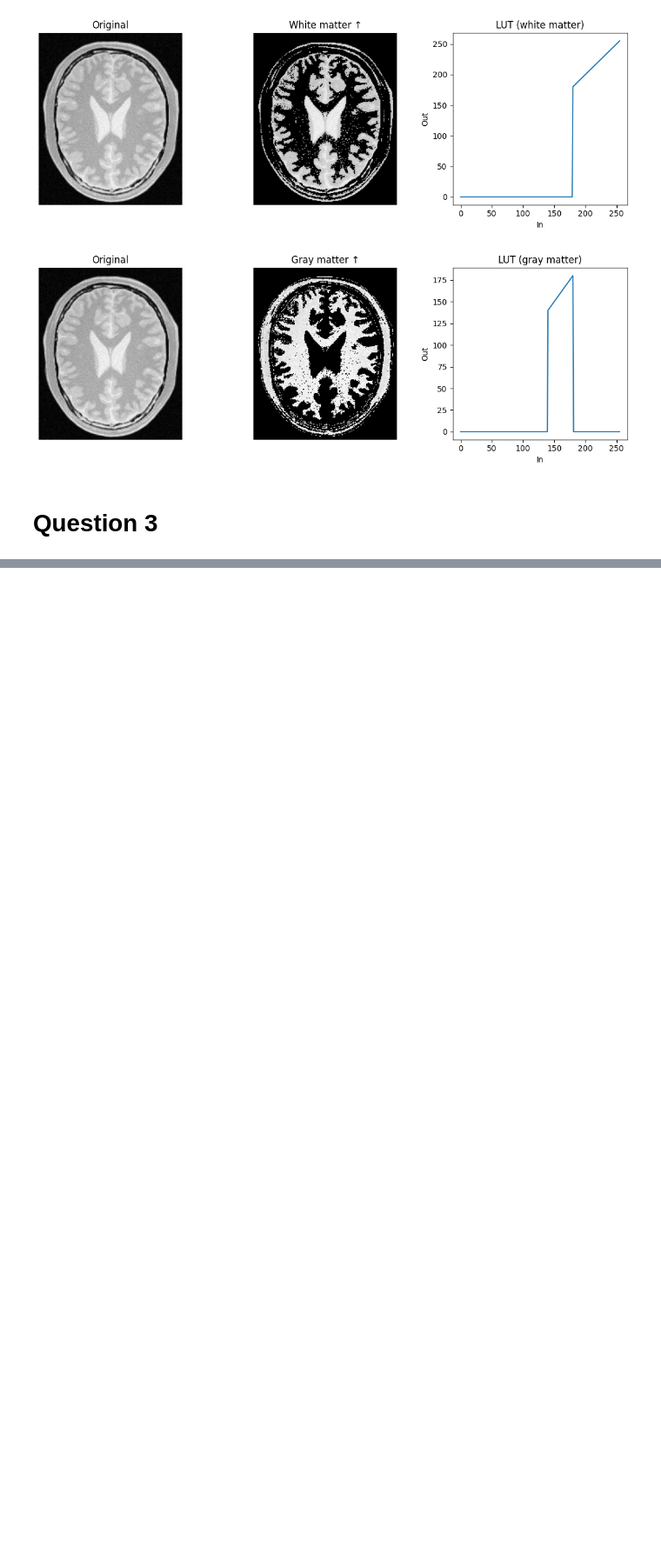
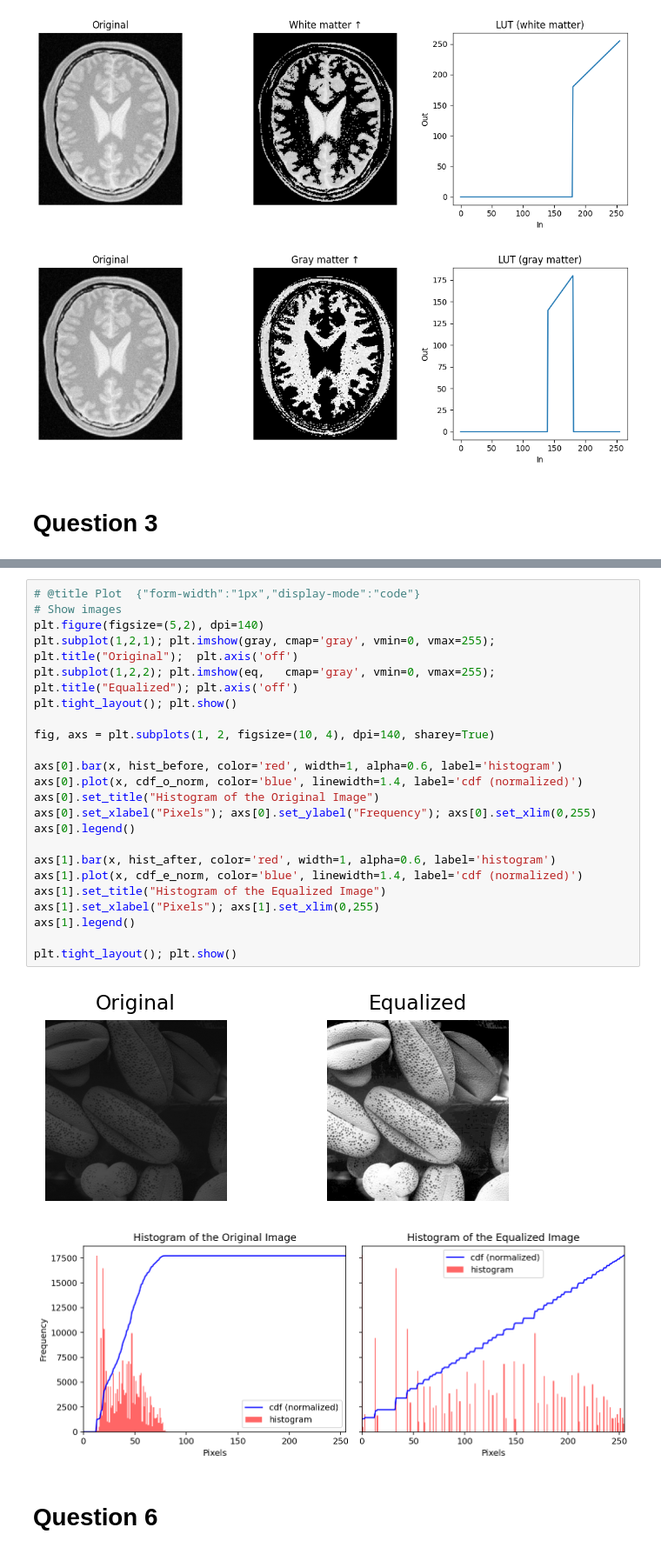
Before and after one commit to piumalnipun9/Assignment-1-Intensity-Transformations-and-Neighborhood-Filtering, a Jupyter notebook: Assignment_1_Intensity_Transformations_and_Neighborhood_Filtering.ipynb, the cells around one changed output, grey strips where cells are left out. Shown at 87% size. Drawn from its saved outputs; the diff is of its cells as text; blank space fills up the shorter version.

```diff
--- a/Assignment_1_Intensity_Transformations_and_Neighborhood_Filtering.ipynb
+++ b/Assignment_1_Intensity_Transformations_and_Neighborhood_Filtering.ipynb
@@ -152,0 +237,28 @@ Gamma used: 0.78
+# %%
+# @title Plot  {"form-width":"1px","display-mode":"code"}
+# Show images
+plt.figure(figsize=(5,2), dpi=140)
+plt.subplot(1,2,1); plt.imshow(gray, cmap='gray', vmin=0, vmax=255); plt.title("Original");  plt.axis('off')
+plt.subplot(1,2,2); plt.imshow(eq,   cmap='gray', vmin=0, vmax=255); plt.title("Equalized"); plt.axis('off')
+plt.tight_layout(); plt.show()
+
+fig, axs = plt.subplots(1, 2, figsize=(10, 4), dpi=140, sharey=True)
+
+axs[0].bar(x, hist_before, color='red', width=1, alpha=0.6, label='histogram')
+axs[0].plot(x, cdf_o_norm, color='blue', linewidth=1.4, label='cdf (normalized)')
+axs[0].set_title("Histogram of the Original Image")
+axs[0].set_xlabel("Pixels"); axs[0].set_ylabel("Frequency"); axs[0].set_xlim(0,255)
+axs[0].legend()
+
+axs[1].bar(x, hist_after, color='red', width=1, alpha=0.6, label='histogram')
+axs[1].plot(x, cdf_e_norm, color='blue', linewidth=1.4, label='cdf (normalized)')
+axs[1].set_title("Histogram of the Equalized Image")
+axs[1].set_xlabel("Pixels"); axs[1].set_xlim(0,255)
+axs[1].legend()
+
+plt.tight_layout(); plt.show()
+# %% [output]
+[figure, added]
+[figure, added]
+# %% [markdown]
+# Question 6
```
Also changed, not shown: parts of 19 cells of this notebook.
